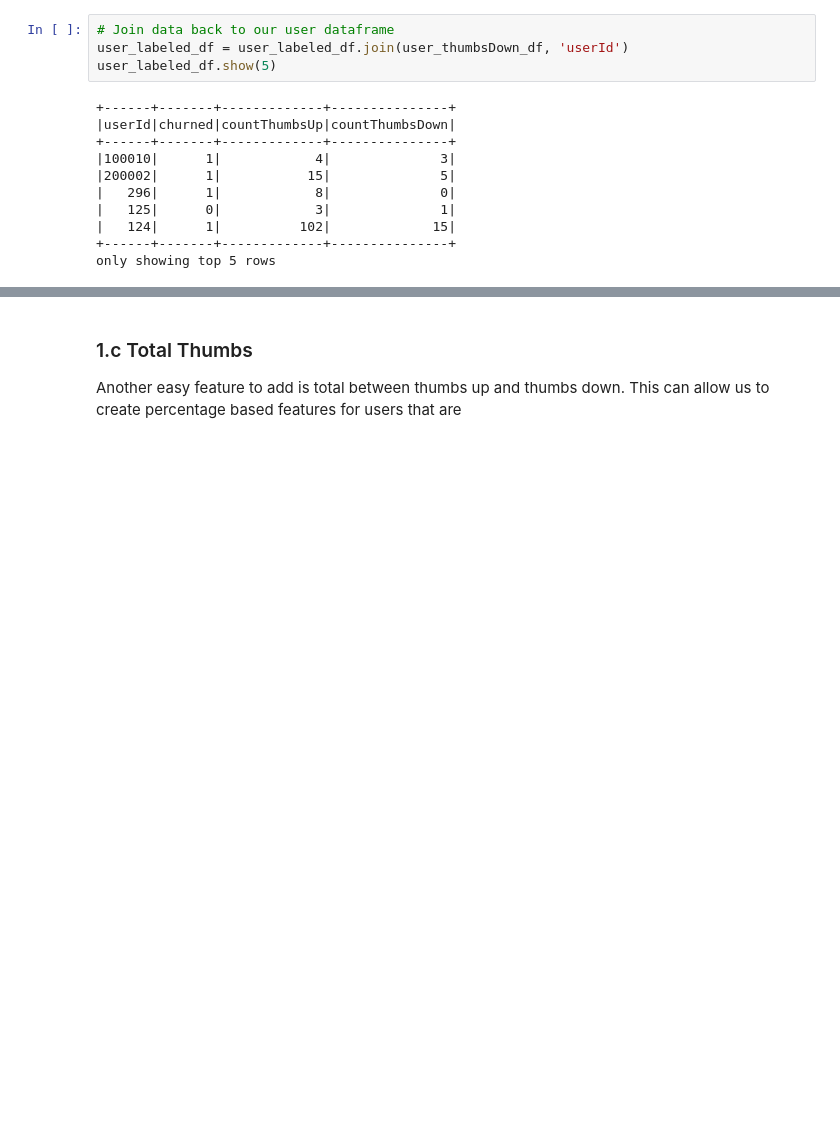
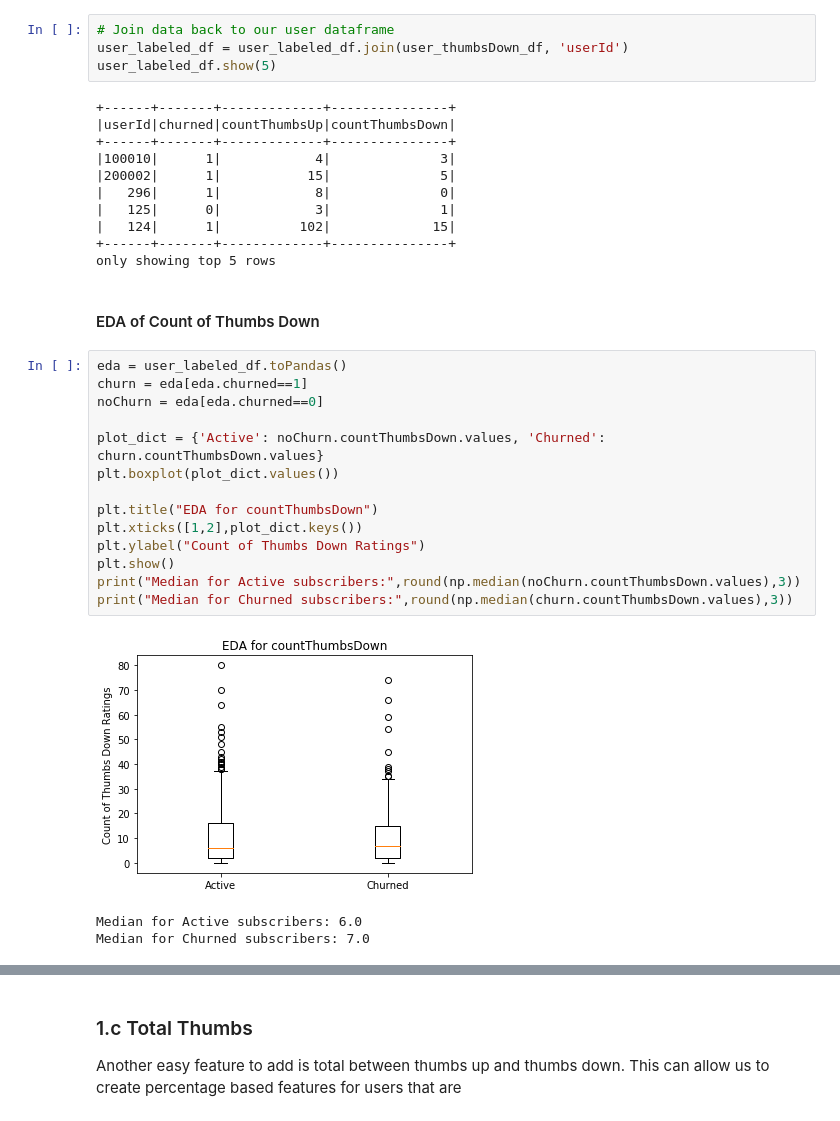
Before and after one commit to hunterkempf/Sparkify_Churn, a Jupyter notebook: Spark-Capstone-ML.ipynb, the cells around one changed output, grey strips where cells are left out. Cells and saved outputs as stored; diff of their text form; blank space fills up the shorter version.

```diff
--- a/Spark-Capstone-ML.ipynb
+++ b/Spark-Capstone-ML.ipynb
@@ -279,3 +328,23 @@ user_labeled_df.show(5)
 |   124|      1|          102|             15|
 +------+-------+-------------+---------------+
 only showing top 5 rows
+# %% [markdown]
+#### EDA of Count of Thumbs Down
+# %%
+eda = user_labeled_df.toPandas()
+churn = eda[eda.churned==1]
+noChurn = eda[eda.churned==0]
+
+plot_dict = {'Active': noChurn.countThumbsDown.values, 'Churned': churn.countThumbsDown.values}
+plt.boxplot(plot_dict.values())
+
+plt.title("EDA for countThumbsDown")
+plt.xticks([1,2],plot_dict.keys())
+plt.ylabel("Count of Thumbs Down Ratings")
+plt.show()
+print("Median for Active subscribers:",round(np.median(noChurn.countThumbsDown.values),3))
+print("Median for Churned subscribers:",round(np.median(churn.countThumbsDown.values),3))
+# %% [output]
+[figure, added]
+Median for Active subscribers: 6.0
+Median for Churned subscribers: 7.0
```
Also changed, not shown: parts of 33 cells of this notebook.
